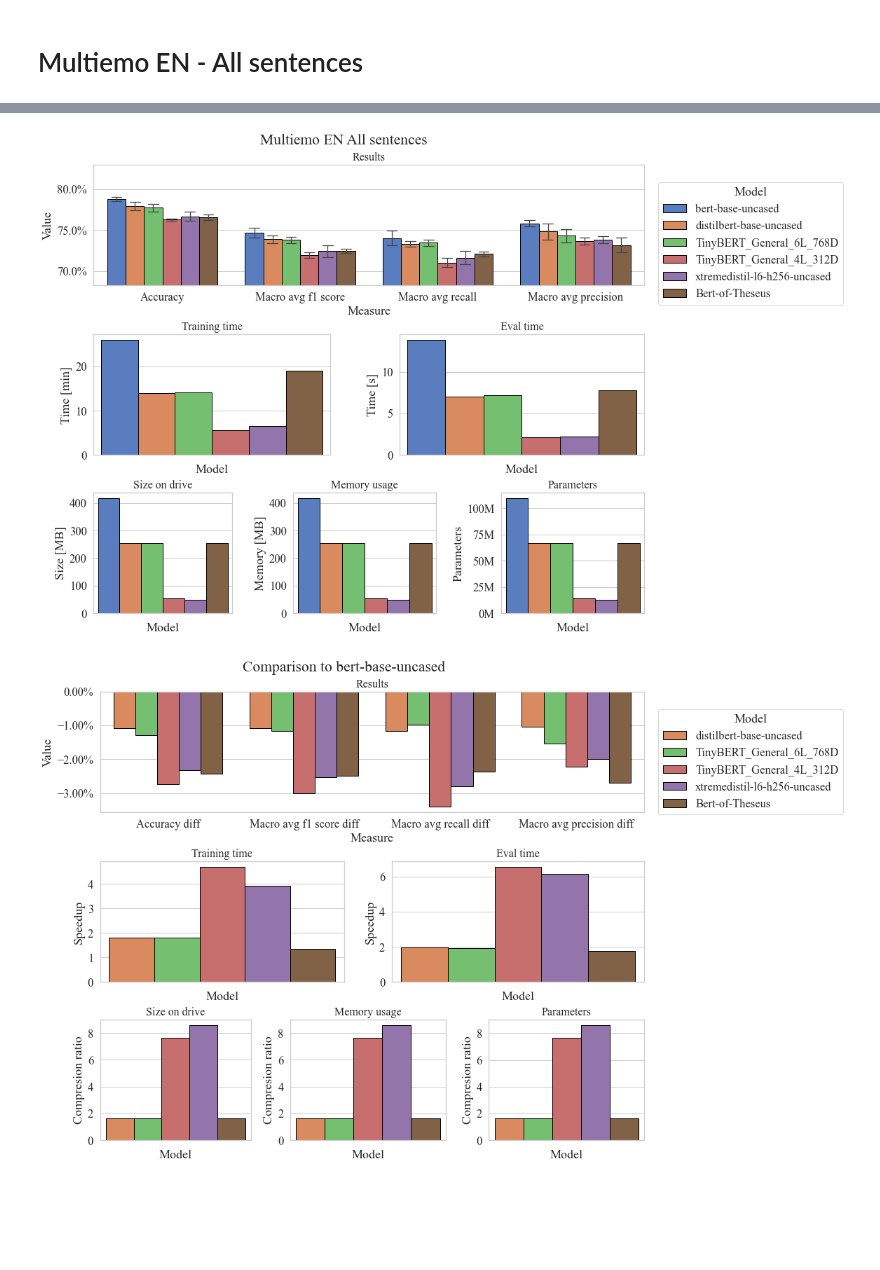
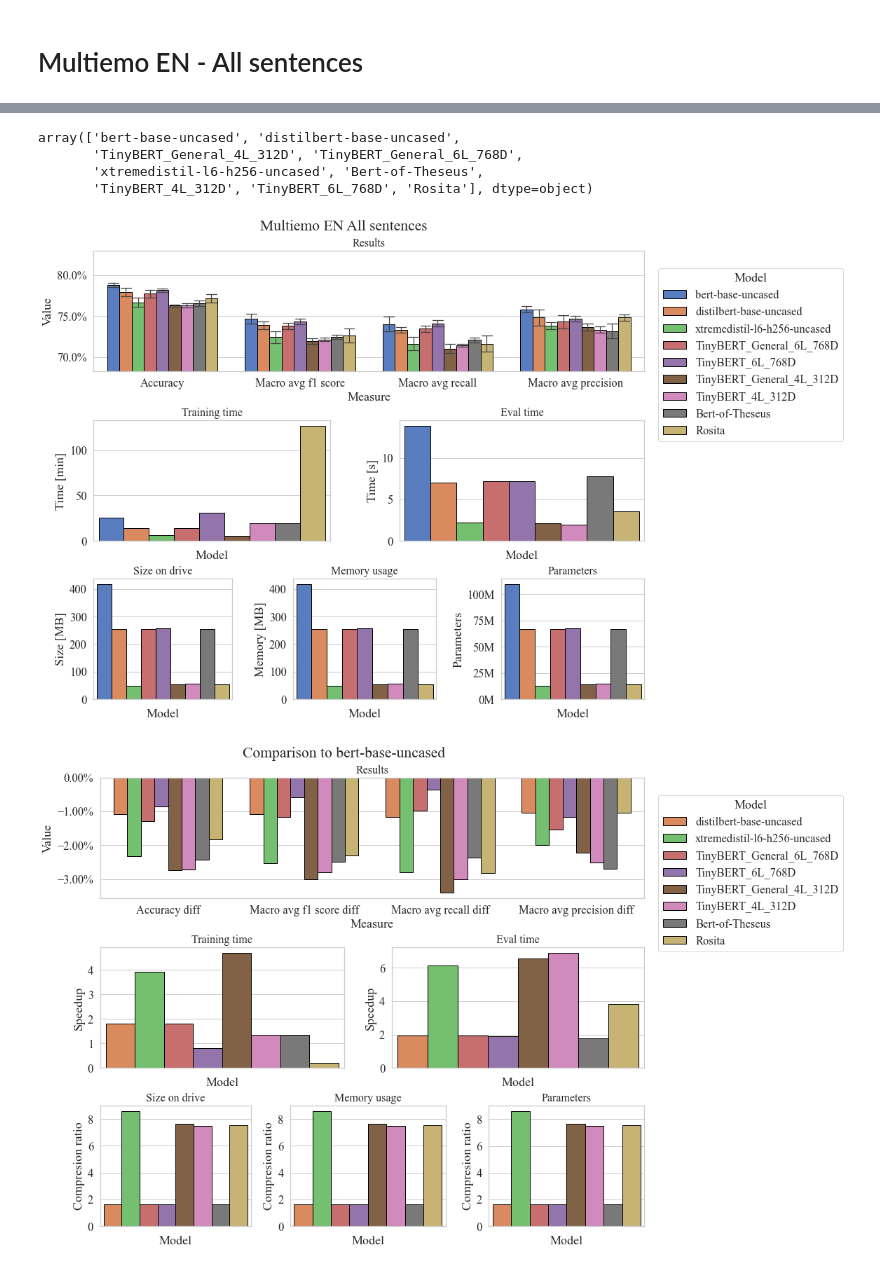
Before and after one commit to wojtek11530/DistilledVsNondistilled, a Jupyter notebook: notebooks/results_analysis_v2.ipynb, the cells around one changed output, grey strips where cells are left out. Saved outputs shown, nothing was run; the diff lists cells and outputs as text; code cells hidden in the pictures; blank space fills up the shorter version.

```diff
--- a/notebooks/results_analysis_v2.ipynb
+++ b/notebooks/results_analysis_v2.ipynb
@@ -232,6 +238,6 @@ df_base = load_results_df(file_path)
 # %%
 file_name = 'results-bert-of-theseus-multiemo_en_all_sentence.csv'
-file_path = os.path.join(DATA_FOLDER, file_name)
+file_path = os.path.join(DATA_FOLDER, data_subdir, file_name)
 df_theseus = load_results_df(file_path)
 
 df_theseus = df_theseus.rename(columns={'per_gpu_train_batch_size': 'batch_size', 'num_train_epochs': 'epochs'})
@@ -240,0 +249,11 @@ df_theseus = df_theseus.drop(columns=columns_to_drop)
+# %%
+file_name = 'results-kd-tinybert-multiemo_en_all_sentence.csv'
+file_path = os.path.join(DATA_FOLDER, data_subdir, file_name)
+df_tinybert = load_results_df(file_path)
+
+df_tinybert = df_tinybert.rename(columns={'train_batch_size': 'batch_size',
+                                      'num_train_epochs': 'epochs',
+                                      'warmup_proportion':'warmup_steps'})
+
+columns_to_drop = set(df_tinybert.columns) - set(df_base.columns)
+df_tinybert = df_tinybert.drop(columns=columns_to_drop)
@@ -241,5 +262,16 @@ df_theseus = df_theseus.drop(columns=columns_to_drop)
+# %%
+file_name = 'results-rosita-multiemo_en_all_sentence.csv'
+file_path = os.path.join(DATA_FOLDER, data_subdir, file_name)
+df_rosita = load_results_df(file_path)
+
+df_rosita = df_rosita.rename(columns={'train_batch_size': 'batch_size',
+                                      'num_train_epochs': 'epochs',
+                                      'warmup_proportion':'warmup_steps'})
+
+columns_to_drop = set(df_rosita.columns) - set(df_base.columns)
+df_rosita = df_rosita.drop(columns=columns_to_drop)
 # %%
-df = pd.concat([df_base, df_theseus], ignore_index=True)
+df = pd.concat([df_base, df_theseus, df_tinybert, df_rosita], ignore_index=True)
 with pd.option_context('display.max_columns', None):
     display(df.head(5))
 # %% [output]
@@ -274,16 +284,26 @@ df[['model_name', 'training_time', 'training_time_in_minutes', 'eval_time']]
 # %%
-# df['model_name'].values
+df['model_name'].unique()
+# %% [output]
+array(['bert-base-uncased', 'distilbert-base-uncased',
+       'TinyBERT_General_4L_312D', 'TinyBERT_General_6L_768D',
+       'xtremedistil-l6-h256-uncased', 'Bert-of-Theseus',
+       'TinyBERT_4L_312D', 'TinyBERT_6L_768D', 'Rosita'], dtype=object)
 # %%
-models = ['bert-base-uncased', 'distilbert-base-uncased','TinyBERT_General_6L_768D',
-          'TinyBERT_General_4L_312D','xtremedistil-l6-h256-uncased', 'Bert-of-Theseus']
+models = ['bert-base-uncased', 'distilbert-base-uncased',
+          'xtremedistil-l6-h256-uncased',
+          'TinyBERT_General_6L_768D', 'TinyBERT_6L_768D',
+          'TinyBERT_General_4L_312D', 'TinyBERT_4L_312D',
+          'Bert-of-Theseus', 'Rosita']
+
 visualize_models(df, models, suptitle='Multiemo EN All sentences')
 # %% [output]
-[figure, old version]
+[figure, new version]
 # %%
 ref_model = 'bert-base-uncased'
-models = ['distilbert-base-uncased','TinyBERT_General_6L_768D',
-          'TinyBERT_General_4L_312D','xtremedistil-l6-h256-uncased', 'Bert-of-Theseus'
-         ]
+models = ['distilbert-base-uncased', 'xtremedistil-l6-h256-uncased',
+          'TinyBERT_General_6L_768D', 'TinyBERT_6L_768D',
+          'TinyBERT_General_4L_312D', 'TinyBERT_4L_312D',
+          'Bert-of-Theseus', 'Rosita']
 visualize_models_comparision(df, ref_model, models, suptitle='Comparison to {}'.format(ref_model))
 # %% [output]
-[figure, old version]
+[figure, new version]
```
Also changed, not shown: parts of 9 cells of this notebook, 1 other file.
